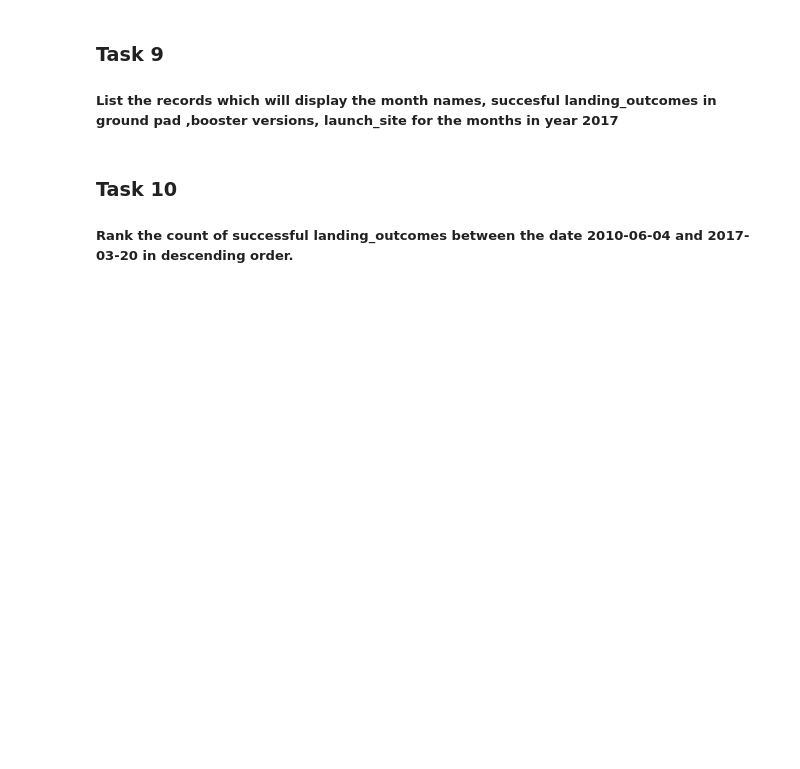
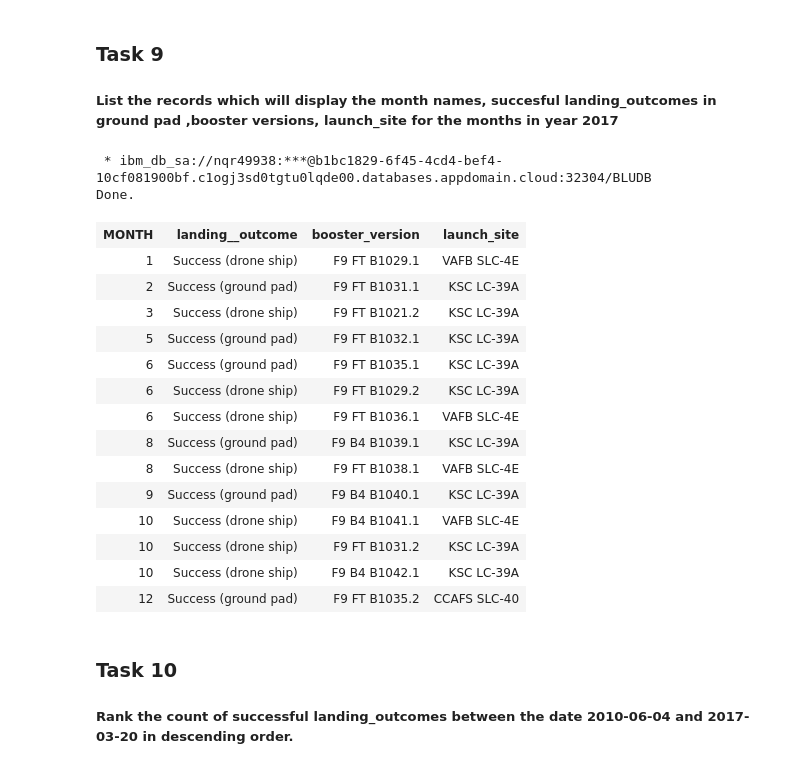
Before and after one commit to yimingli2399/IBM-Data-Science-Capstone-Project, a Jupyter notebook: EDA SQL.ipynb, the cells around one changed output. Cells and saved outputs as stored; diff of their text form; code cells hidden in the pictures; blank space fills up the shorter version.

```diff
--- a/EDA SQL.ipynb
+++ b/EDA SQL.ipynb
@@ -284,6 +284,27 @@ Done.
 ### Task 9
 
 ##### List the records which will display the month names, succesful landing_outcomes in ground pad ,booster versions, launch_site for the months in year 2017
+# %%
+%%sql
+Select Month(date) as month, landing__outcome,booster_version, launch_site from SPACEXTBL2 WHERE  (landing__outcome LIKE N'%Success%') AND YEAR(date) = '2017'
+# %% [output]
+ * ibm_db_sa://nqr49938:***@b1bc1829-6f45-4cd4-bef4-10cf081900bf.c1ogj3sd0tgtu0lqde00.databases.appdomain.cloud:32304/BLUDB
+Done.
+| MONTH | landing__outcome | booster_version | launch_site |
+| 1 | Success (drone ship) | F9 FT B1029.1 | VAFB SLC-4E |
+| 2 | Success (ground pad) | F9 FT B1031.1 | KSC LC-39A |
+| 3 | Success (drone ship) | F9 FT B1021.2 | KSC LC-39A |
+| 5 | Success (ground pad) | F9 FT B1032.1 | KSC LC-39A |
+| 6 | Success (ground pad) | F9 FT B1035.1 | KSC LC-39A |
+| 6 | Success (drone ship) | F9 FT B1029.2 | KSC LC-39A |
+| 6 | Success (drone ship) | F9 FT B1036.1 | VAFB SLC-4E |
+| 8 | Success (ground pad) | F9 B4 B1039.1 | KSC LC-39A |
+| 8 | Success (drone ship) | F9 FT B1038.1 | VAFB SLC-4E |
+| 9 | Success (ground pad) | F9 B4 B1040.1 | KSC LC-39A |
+| 10 | Success (drone ship) | F9 B4 B1041.1 | VAFB SLC-4E |
+| 10 | Success (drone ship) | F9 FT B1031.2 | KSC LC-39A |
+| 10 | Success (drone ship) | F9 B4 B1042.1 | KSC LC-39A |
+| 12 | Success (ground pad) | F9 FT B1035.2 | CCAFS SLC-40 |
 # %% [markdown]
 ### Task 10
 
```
Also changed, not shown: parts of 2 cells of this notebook.
